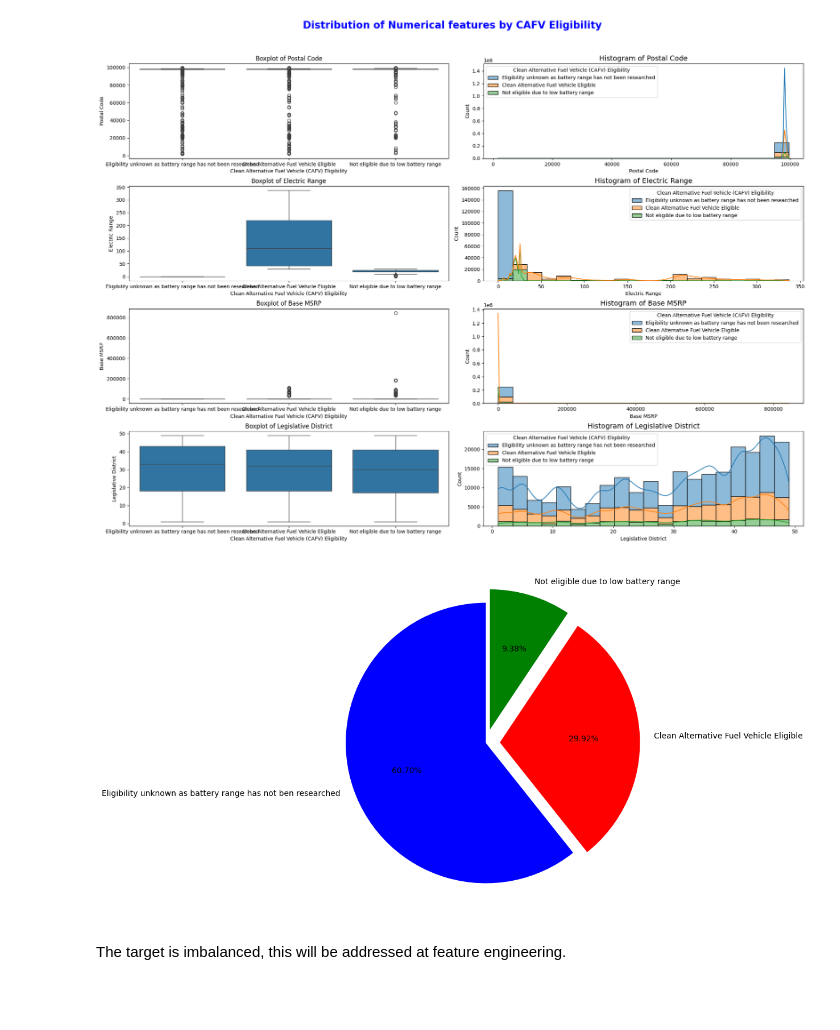
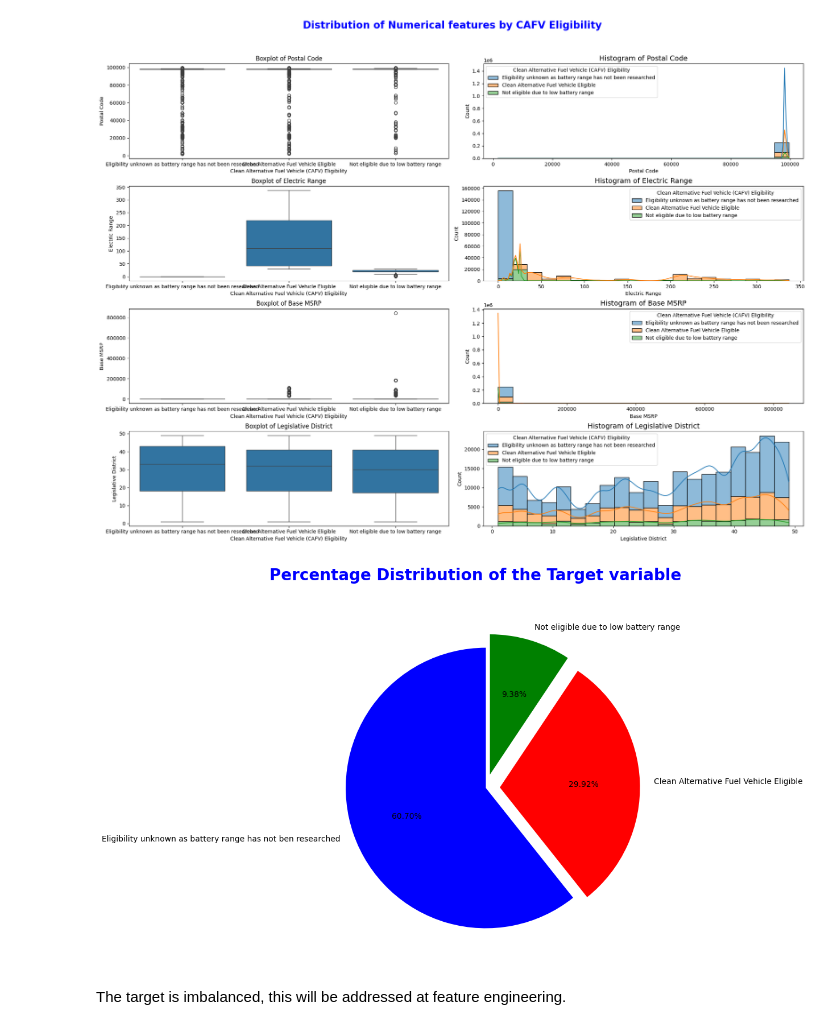
Before and after one commit to TemidayoOni/Electric-Vehicle-CFAV-Eligibility, a Jupyter notebook: notebook/EDA.ipynb, the cells around one changed output. Drawn from its saved outputs; the diff is of its cells as text; code cells hidden in the pictures; blank space fills up the shorter version.

```diff
--- a/notebook/EDA.ipynb
+++ b/notebook/EDA.ipynb
@@ -360,16 +360,17 @@ for i, col in enumerate(continuous_feature):
 # %%
 # The target distribution by percentages
 
 value = df['Clean Alternative Fuel Vehicle (CAFV) Eligibility'].value_counts(normalize=True)*100
 target_column = ['Eligibility unknown as battery range has not ben researched', 'Clean Alternative Fuel Vehicle Eligible', 'Not eligible due to low battery range']
 
 fig, ax = plt.subplots(figsize=(15, 8))
+fig.suptitle('Percentage Distribution of the Target variable', color = 'blue', fontsize = 20, fontweight= 'bold', ha='center')
 explode = (0, 0.1, 0.1)
 colors = ['blue', 'red', 'green']
 ax.pie(value, labels=target_column, startangle=90, autopct='%1.2f%%', explode=explode, colors=colors)
 plt.show()
 # %% [output]
-[figure, old version]
+[figure, new version]
 # %% [markdown]
 The target is imbalanced, this will be addressed at feature engineering.
 # %%
```
